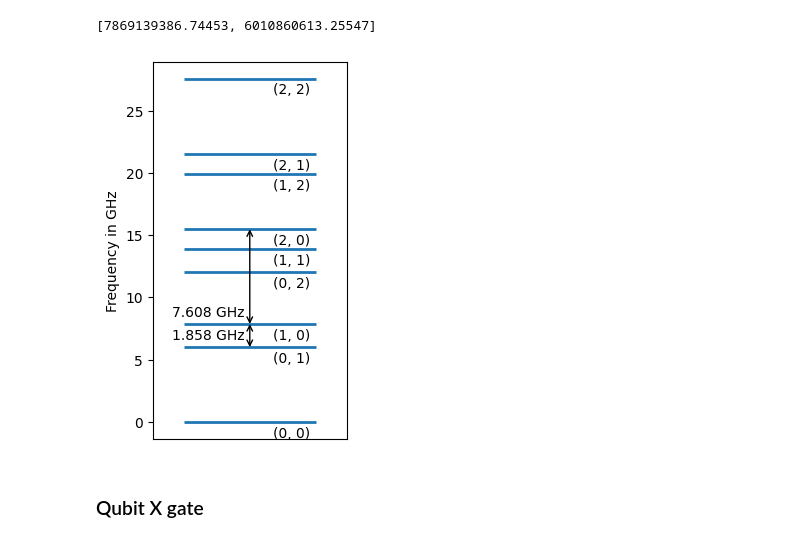
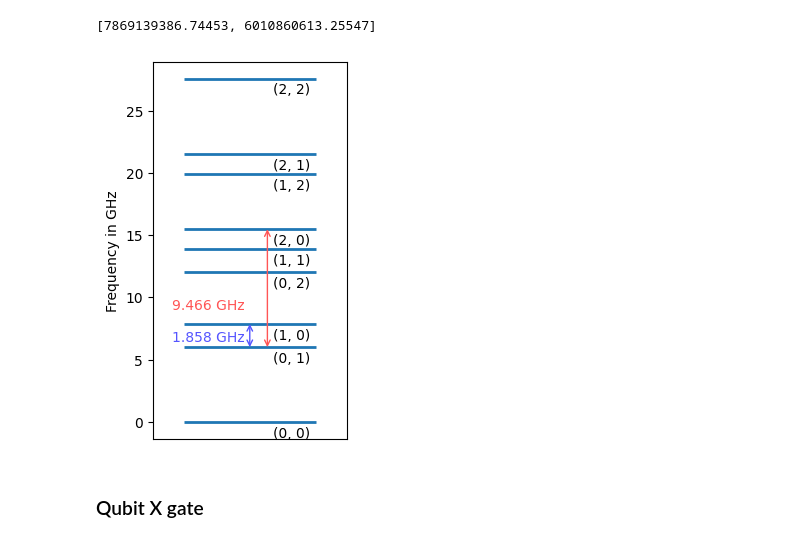
Before and after one commit to BackOnTrackIce/Qubit_readout, a Jupyter notebook: Ashutosh_codes/Qubit_reset_C3.ipynb, the cells around one changed output. Cells and saved outputs as stored; diff of their text form; code cells hidden in the pictures.

```diff
--- a/Ashutosh_codes/Qubit_reset_C3.ipynb
+++ b/Ashutosh_codes/Qubit_reset_C3.ipynb
@@ -189,38 +189,41 @@ model.get_qubit_freqs()
 # %%
 def plotEnergyLevelsDressed(model):
     model.set_dressed(True)
     H = np.real(model.get_Hamiltonian().numpy())/(2*np.pi*1e9)
     states_to_plot = [(0,0), (0,1), (0,2), (1,0), (1,1), (1,2), (2,0), (2,1), (2,2)]
     state_indices = model.get_state_indeces(states_to_plot)
     energies = [H[i,i] for i in state_indices]
-    states_diff = [(0,1), (1,0), (2,0)]
+    states_diff = [(1,0), (0,1), (2,0)]
     states_diff_index = model.get_state_indeces(states_diff)
     states_diff_energy = [H[i,i] for i in states_diff_index]
     energy_diff = np.abs(np.ediff1d(states_diff_energy))
 
     x = [1]*len(states_to_plot)
     plt.figure(figsize=(2.5,5), dpi=100)
     plt.scatter(x, energies, s=9000, marker="_", linewidth=2, zorder=3)
 
+    cmap = plt.cm.get_cmap("seismic", 4)
+
     for xi,yi,tx in zip(x,energies,states_to_plot):
         plt.annotate(tx, xy=(xi,yi), xytext=(30,-3), size=10,
                     ha="center",va='top', textcoords="offset points")
     for i in range(1,len(states_diff)):
-        plt.annotate(text='', xy=(1,states_diff_energy[i-1]),
-                    xytext=(1,states_diff_energy[i]),
-                    arrowprops=dict(arrowstyle='<->', shrinkA=0, shrinkB=0))
-        plt.annotate(f"{round(energy_diff[i-1],3)} GHz", xy=(1,states_diff_energy[i-1]), xytext=(-30,13), size=10,
-                    ha="center",va='top', textcoords="offset points")
+        plt.annotate(text='', xy=(1+(i-1)*0.01,states_diff_energy[i-1]),
+                    xytext=(1+(i-1)*0.01,states_diff_energy[i]),
+                    arrowprops=dict(arrowstyle='<->', shrinkA=0, shrinkB=0, color=cmap(i)))
+        plt.annotate(f"{round(energy_diff[i-1],3)} GHz", xy=(1,states_diff_energy[i-1]), xytext=(-30,-5 + (i-1)*40), size=10,
+                    ha="center",va='top', textcoords="offset points", color=cmap(i))
 
     plt.xticks([])
     plt.ylabel("Frequency in GHz")
+    plt.savefig("Energy Levels.png")
     plt.show()
     model.set_dressed(False)
     model.update_model()
 
 plotEnergyLevelsDressed(model)
 # %% [output]
-[figure, old version]
+[figure, new version]
 # %% [markdown]
 ### Qubit X gate
 # %%
```
Also changed, not shown: parts of 13 cells of this notebook, 3 other files.
